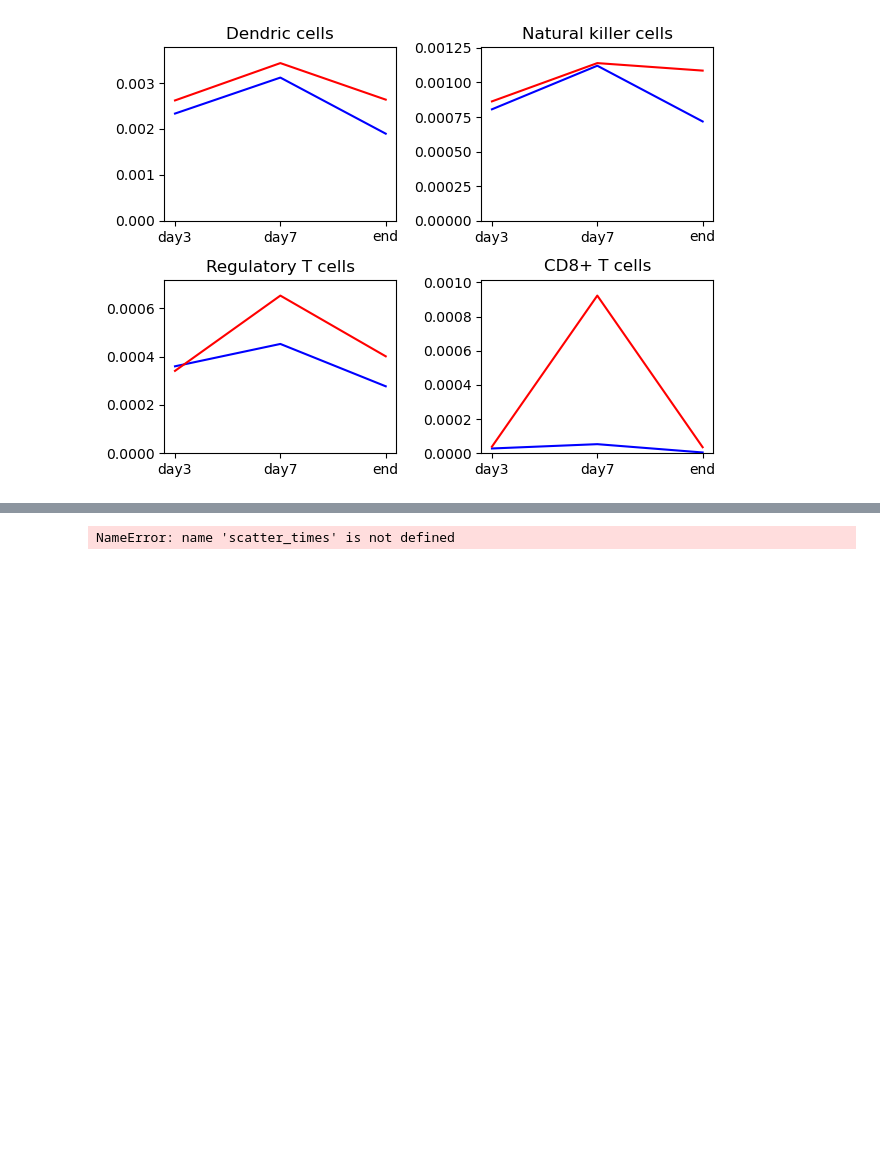
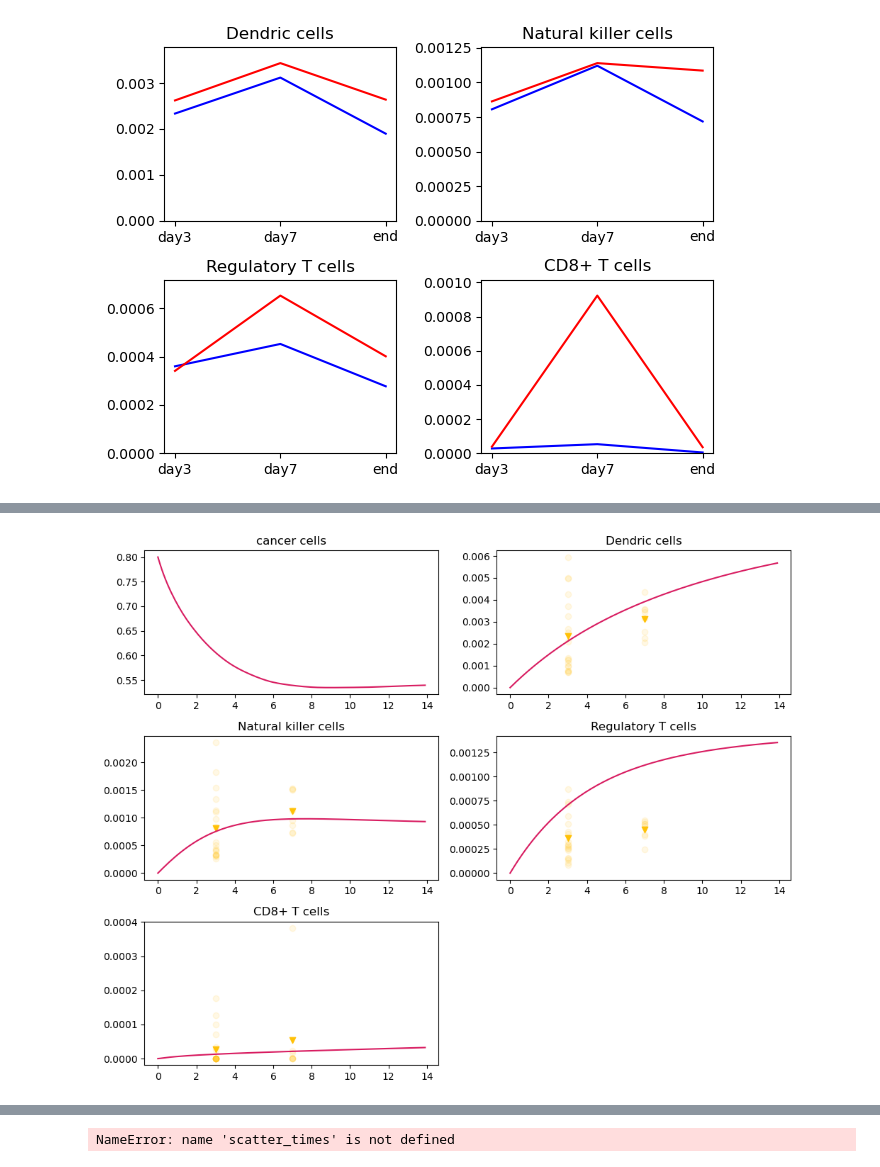
Before and after one commit to ZP-likes-coding/Cancer_immune_interaction, a Jupyter notebook: ode-sde_ilina.ipynb, the cells around one changed output, grey strips where cells are left out. Drawn from its saved outputs; the diff is of its cells as text; code cells hidden in the pictures; blank space fills up the shorter version.

```diff
--- a/ode-sde_ilina.ipynb
+++ b/ode-sde_ilina.ipynb
@@ -342,10 +361,10 @@ params_to_change = {'lambda_DC_comb':[4e-5,4e-4,4e-3,4e-2],'sigma_N':[5e-5,5e-4,
 params_to_change = {'lambda_DC_comb':[5e-4,6e-4,7e-4,8e-4,9e-4,1e-3,2e-3,3e-3,4e-3,5e-3,6e-3,7e-3],'sigma_N':[5e-5,5e-4,5e-3],'lambda_T8_comb':[1e-3,0.5e-2,1e-2]}
 params_to_change = {'lambda_DC_comb':[5e-4,6e-4,7e-4,8e-4,9e-4,1e-3,2e-3,3e-3],'sigma_N':[5e-5,7.5e-5,9e-5,1e-4,2e-4,2.5e-4,3e-4,4e-4,5e-4,5e-3],'lambda_T8_comb':[1e-5,1e-4,1e-3,0.5e-2,1e-2]}
 params_to_change = {'lambda_DC_comb':[5e-4,6e-4,7e-4,8e-4,9e-4,1e-3,2e-3,3e-3],'sigma_N':[5e-5,7.5e-5,9e-5,1e-4,2e-4,2.5e-4,3e-4,4e-4,5e-4,5e-3],'lambda_T8_comb':[1e-5,1e-4,1e-3,0.5e-2,1e-2],'d_T8': [0.00001,0.0005,0.001,0.002,0.075,0.1,0.18,0.25],'d_N':[0.9,0.1,0.11],'K_Tr': [2.0e-5,2.5e-5,3.0e-5]}
-params_to_change = {'lambda_T8_comb':[1e-5,5e-5,1e-4,7.5e-4,9e-4,1e-3,1.25e-3,1.5e-3,2e-3,1e-2],'lambda_DC_comb':[5e-4,7.5e-4,95e-4,1e-3,1.2e-3,1.25e-3,1.3e-3,1.4e-3,1.5e-3,2.0e-3],'d_T8': [0.00001,0.0005,0.001,0.002,0.075,0.1,0.18,0.25,0.4,0.5,0.6,0.7,1.0],'sigma_N':[5e-5,7.5e-5,9e-5,1e-4,2e-4,2.5e-4,2.75e-4,3e-4,3.25e-4,3.5e-4,4e-4,5e-4,5e-3],'K_Tr': [1.0e-5,1.25e-5,1.5e-5,2.0e-5,2.25e-5],'d_N':[0.1,0.11,0.13,0.15,0.16,0.17,0.175,0.18,0.2,0.22,0.5,1.0,2.0]}
+params_to_change = {'lambda_T8_comb':[1e-5,5e-5,1e-4,7.5e-4,9e-4,1e-3,1.25e-3,1.5e-3,2e-3,1e-2],'lambda_DC_comb':[5e-4,7.5e-4,95e-4,1e-3,1.2e-3,1.25e-3,1.3e-3,1.4e-3,1.5e-3,2.0e-3],'lambda_Tr_comb':[9e-6,1e-5,1.5e-5,2e-5,5e-5,1e-4,2e-4,3e-4,5e-4,1e-3,5e-3],'d_T8': [0.00001,0.0005,0.001,0.002,0.075,0.1,0.18,0.25,0.4,0.5,0.6,0.7,1.0],'sigma_N':[5e-5,7.5e-5,9e-5,1e-4,2e-4,2.5e-4,2.75e-4,3e-4,3.25e-4,3.5e-4,4e-4,5e-4,5e-3],'K_Tr': [1.0e-5,1.25e-5,1.5e-5,2.0e-5,2.25e-5],'d_N':[0.1,0.11,0.13,0.15,0.16,0.17,0.175,0.18,0.2,0.22,0.5,1.0,2.0]}
 # %%
 import itertools
-
+import time
 def cancer_ode_parametrised(t, y, p):
     return cancer_ode(
         t, y,
@@ -364,10 +383,13 @@ for k in values:
     prod *= len(k)
 iters = 0
 print_points = np.arange(0,prod,prod//100,dtype = int)
+start_time = time.time()
 for combo in itertools.product(*values):
     iters+=1
+    time_passed = time.time()-start_time
     if iters in print_points:
         print(f"iteration {iters} of {prod} i.e. {iters/prod*100}%")
+        print(f"time : {time_passed}, time per iteration : {time_passed/iters}")
     #update parameters
     for k,v in list(zip(keys,combo)):
         params[k] = v
@@ -440,0 +464,56 @@ KeyboardInterrupt:
+# %%
+c1 = (216/255,27/255,96/255)
+c2 = (30/255,136/255,229/255)
+c3 = (255/255,193/255,7/255)
+c4 = (0/255,77/255,64/255)
+
+tspan = (0.0,14.0,)
+C_init     = best_params['C_init']
+D_init     = best_params['D_init']
+N_init     = best_params['N_init']
+Tr_init    = best_params['Tr_init']
+T8_init    = best_params['T8_init']
+C0 = [C_init,D_init,N_init,Tr_init,T8_init]
+sol = solve_ivp(cancer_ode_parametrised,tspan,C0,args = (best_params,),abs_tol = 1e-9,t_eval = np.arange(0.0,14.0,0.1,))
+t = sol.t
+y = sol.y
+
+
+fig,ax = plt.subplots(3,2,figsize = (10,8))
+cancer = ax[0,0]
+cancer.plot(t,y[0],color = c1)
+cancer.set_title('cancer cells')
+D_cells = ax[0,1]
+D_cells.plot(t,y[1],color = c1)
+D_cells.set_title('Dendric cells')
+D_cells.scatter([3.0,7.0],Ds[:2],alpha=1.0,marker ='v',color = c3)
+D_cells.scatter(scatter_times,scatter_Ds,alpha=0.1,color = c3)
+
+
+NK_cells = ax[1,0]
+NK_cells.plot(t,y[2],color = c1)
+NK_cells.set_title('Natural killer cells')
+NK_cells.scatter(scatter_times,scatter_NKs,alpha=0.1,color = c3)
+NK_cells.scatter([3,7],NKs[:2],alpha=1.0,marker ='v',color = c3)
+
+Treg = ax[1,1]
+Treg.plot(t,y[3],color = c1)
+Treg.set_title('Regulatory T cells')
+Treg.scatter(scatter_times,scatter_Tregs,alpha=0.1,color = c3)
+Treg.scatter([3,7],Tregs[:2],alpha=1.0,marker ='v',color = c3)
+# {'lambda_C': 1.5, 'C_M': 0.8, 'eta_8': 328.25, 'eta_N': 300, 'd_C': 0.17, 'lambda_DC_comb': 0.0013, 'K_C': 0.4, 'd_D': 0.1, 'sigma_N': 0.00035, 'd_N': 0.22, 'gamma_N': 150, 'a_C': 0.5, 'beta_1': 0.4, 'beta_2': 0.0002, 'd_Tr': 0.2, 'lambda_Tr_comb': 0.0002, 'd_T8': 1e-05, 'lambda_T8_comb': 0.0001, 'K_Tr': 2.25e-05, 'K_D': 0.0004, 'C_init': 0.8, 'D_init': 0.0, 'N_init': 0.0, 'Tr_init': 0.0, 'T8_init': 0.0}
+T8 = ax[2,0]
+T8.plot(t,y[4],color = c1)
+T8.set_title('CD8+ T cells')
+T8.scatter(scatter_times,scatter_T8s,alpha=0.1,color = c3)
+T8.scatter([3,7],T8s[:2],alpha=1.0,marker ='v',color = c3)
+
+
+extra_plot = ax[2,1]
+extra_plot.set_visible(False)
+
+
+plt.tight_layout()
+plt.show()
+# %% [output]
+[figure, added]
```
Also changed, not shown: parts of 12 cells of this notebook.
